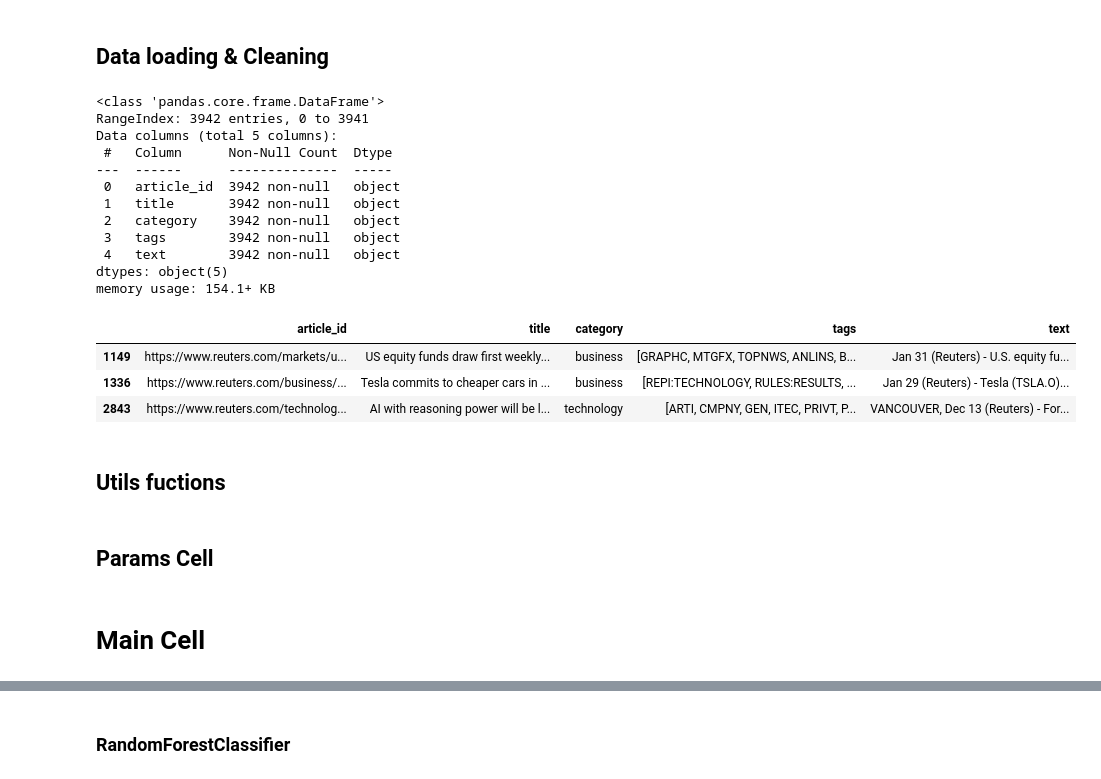
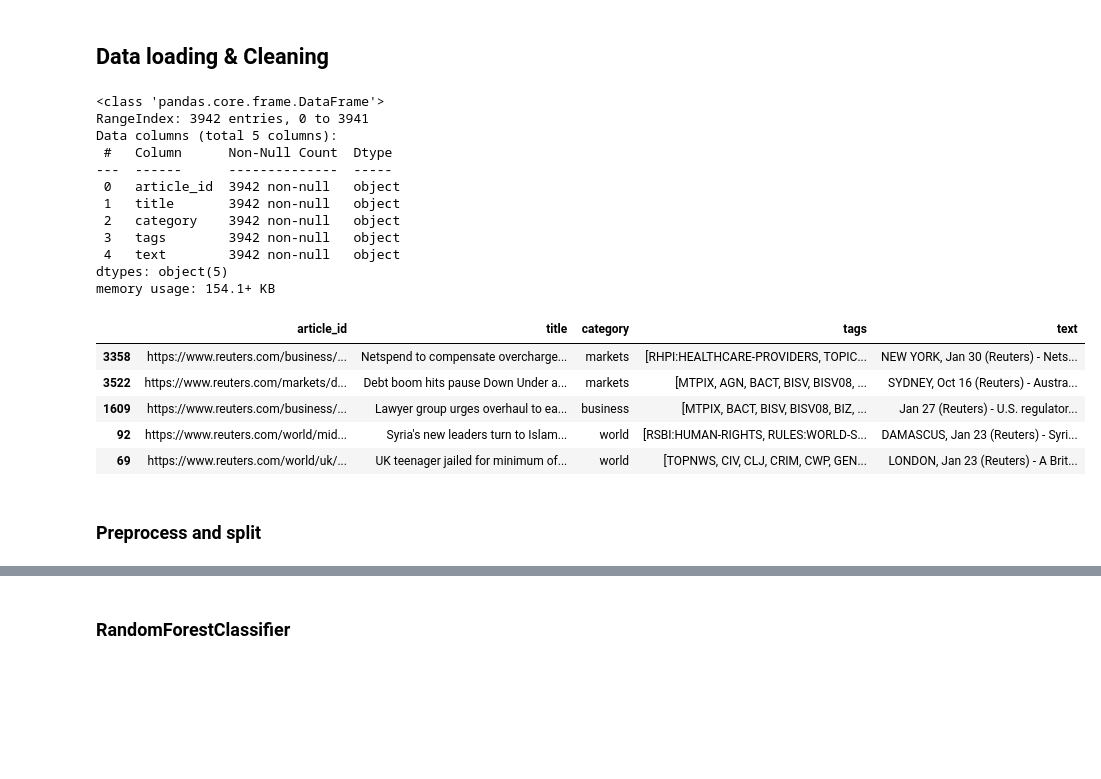
Before and after one commit to Kitsumetri/nlp_hse_lab, a Jupyter notebook: reuters_analyze.ipynb, the cells around one changed output, grey strips where cells are left out. Drawn from its saved outputs; the diff is of its cells as text; code cells hidden in the pictures; blank space fills up the shorter version.

Commit message:
reuters update

```diff
--- a/reuters_analyze.ipynb
+++ b/reuters_analyze.ipynb
@@ -86,25 +49,25 @@ logging.info('Modules loaded successfully!')
 # %% [markdown]
 ## Data loading & Cleaning
 # %%
-df_data = pd.read_json("data/reuters_articles_total.json") # загружаем данные из json
-df_data.info() # информация о таблице
-df_data.sample(3)  # выборка 3-х случайных строк
+df_data = pd.read_json("data/reuters_articles_total.json")
+df_data.info()
+df_data.sample(5)
 # %% [output]
 <class 'pandas.core.frame.DataFrame'>
 RangeIndex: 3942 entries, 0 to 3941
 Data columns (total 5 columns):
  #   Column      Non-Null Count  Dtype
 ---  ------      --------------  -----
  0   article_id  3942 non-null   object
  1   title       3942 non-null   object
  2   category    3942 non-null   object
  3   tags        3942 non-null   object
  4   text        3942 non-null   object
 dtypes: object(5)
 memory usage: 154.1+ KB
 |  | article_id | title | category | tags | text |
-| 1149 | https://www.reuters.com/markets/u... | US equity funds draw first weekly... | business | [GRAPHC, MTGFX, TOPNWS, ANLINS, B... | Jan 31 (Reuters) - U.S. equity fu... |
-| 1336 | https://www.reuters.com/business/... | Tesla commits to cheaper cars in ... | business | [REPI:TECHNOLOGY, RULES:RESULTS, ... | Jan 29 (Reuters) - Tesla (TSLA.O)... |
-| 2843 | https://www.reuters.com/technolog... | AI with reasoning power will be l... | technology | [ARTI, CMPNY, GEN, ITEC, PRIVT, P... | VANCOUVER, Dec 13 (Reuters) - For... |
+| 3358 | https://www.reuters.com/business/... | Netspend to compensate overcharge... | markets | [RHPI:HEALTHCARE-PROVIDERS, TOPIC... | NEW YORK, Jan 30 (Reuters) - Nets... |
+| 3522 | https://www.reuters.com/markets/d... | Debt boom hits pause Down Under a... | markets | [MTPIX, AGN, BACT, BISV, BISV08, ... | SYDNEY, Oct 16 (Reuters) - Austra... |
+| 1609 | https://www.reuters.com/business/... | Lawyer group urges overhaul to ea... | business | [MTPIX, BACT, BISV, BISV08, BIZ, ... | Jan 27 (Reuters) - U.S. regulator... |
+| 92 | https://www.reuters.com/world/mid... | Syria's new leaders turn to Islam... | world | [RSBI:HUMAN-RIGHTS, RULES:WORLD-S... | DAMASCUS, Jan 23 (Reuters) - Syri... |
+| 69 | https://www.reuters.com/world/uk/... | UK teenager jailed for minimum of... | world | [TOPNWS, CIV, CLJ, CRIM, CWP, GEN... | LONDON, Jan 23 (Reuters) - A Brit... |
-# %% [markdown]
-## Utils fuctions
@@ -243,2 +73,0 @@ def experement_step(clf: Classifier, _preprocess_params: PreprocessParams, _trai
-# %% [markdown]
-## Params Cell
@@ -349,4 +297,4 @@ classifiers = [
 ]
-# %% [markdown]
-# Main Cell
+# %% [markdown]
+### Preprocess and split
 # %%
```
Also changed, not shown: parts of 27 cells of this notebook, 6 other files.
